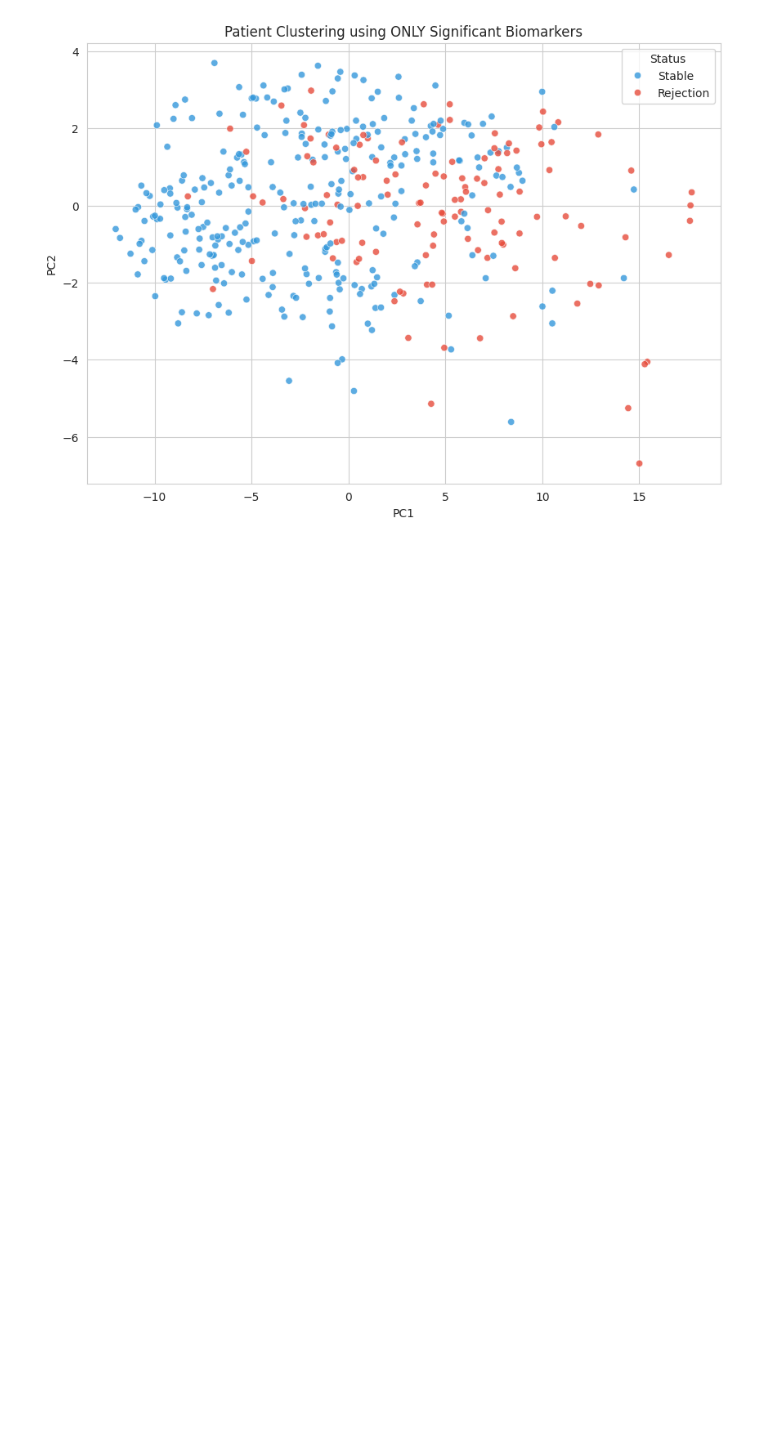
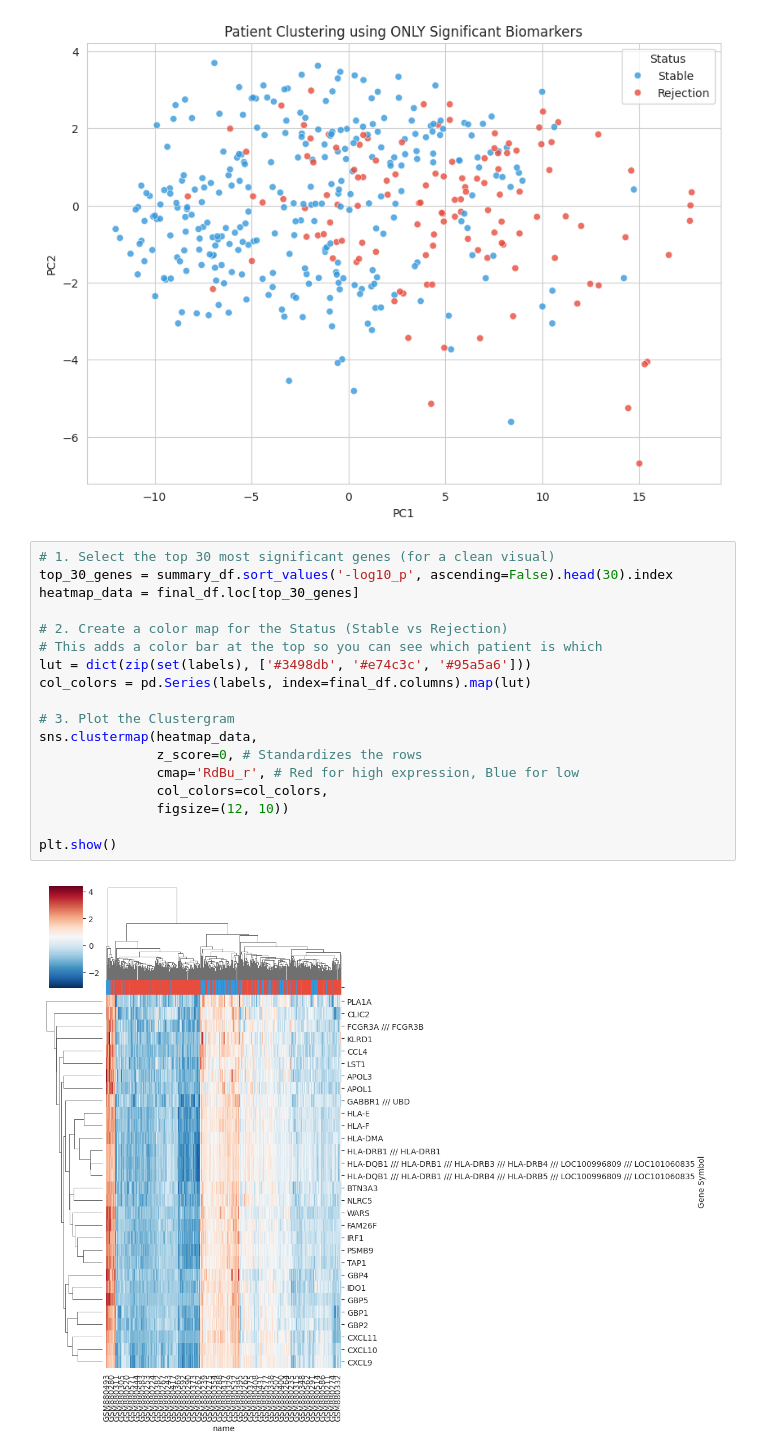
Before and after one commit to salihawouda2003/renal-transcriptomic-analysis, a Jupyter notebook: renal_transcriptomic_analysis.ipynb, the cells around one changed output. Saved outputs shown, nothing was run; the diff lists cells and outputs as text; blank space fills up the shorter version.

```diff
--- a/renal_transcriptomic_analysis.ipynb
+++ b/renal_transcriptomic_analysis.ipynb
@@ -293,3 +295,23 @@ plt.title('Patient Clustering using ONLY Significant Biomarkers')
 plt.show()
 # %% [output]
 [figure]
+# %%
+# 1. Select the top 30 most significant genes (for a clean visual)
+top_30_genes = summary_df.sort_values('-log10_p', ascending=False).head(30).index
+heatmap_data = final_df.loc[top_30_genes]
+
+# 2. Create a color map for the Status (Stable vs Rejection)
+# This adds a color bar at the top so you can see which patient is which
+lut = dict(zip(set(labels), ['#3498db', '#e74c3c', '#95a5a6']))
+col_colors = pd.Series(labels, index=final_df.columns).map(lut)
+
+# 3. Plot the Clustergram
+sns.clustermap(heatmap_data,
+               z_score=0, # Standardizes the rows
+               cmap='RdBu_r', # Red for high expression, Blue for low
+               col_colors=col_colors,
+               figsize=(12, 10))
+
+plt.show()
+# %% [output]
+[figure, added]
```
Also changed, not shown: parts of 3 cells of this notebook.
